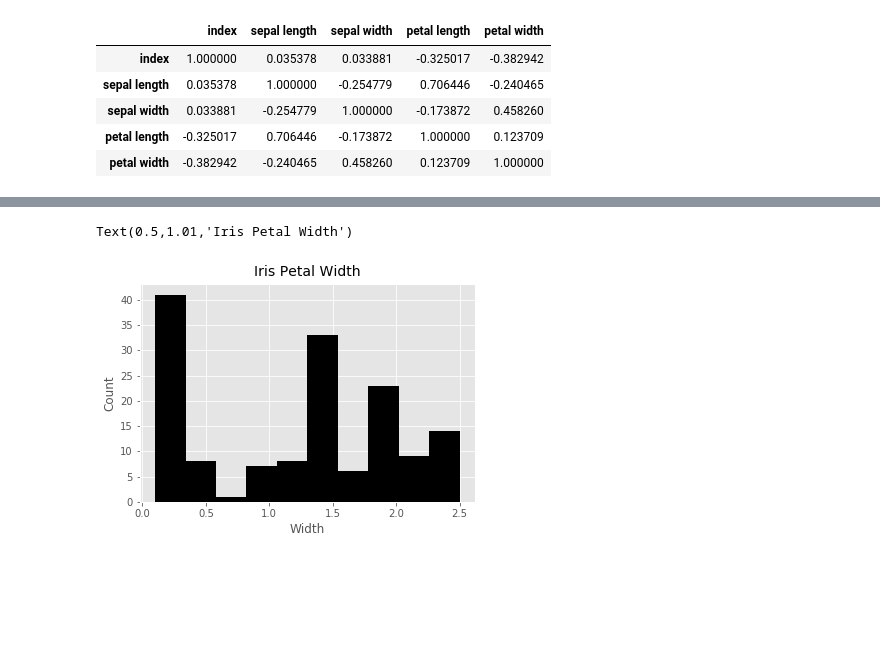
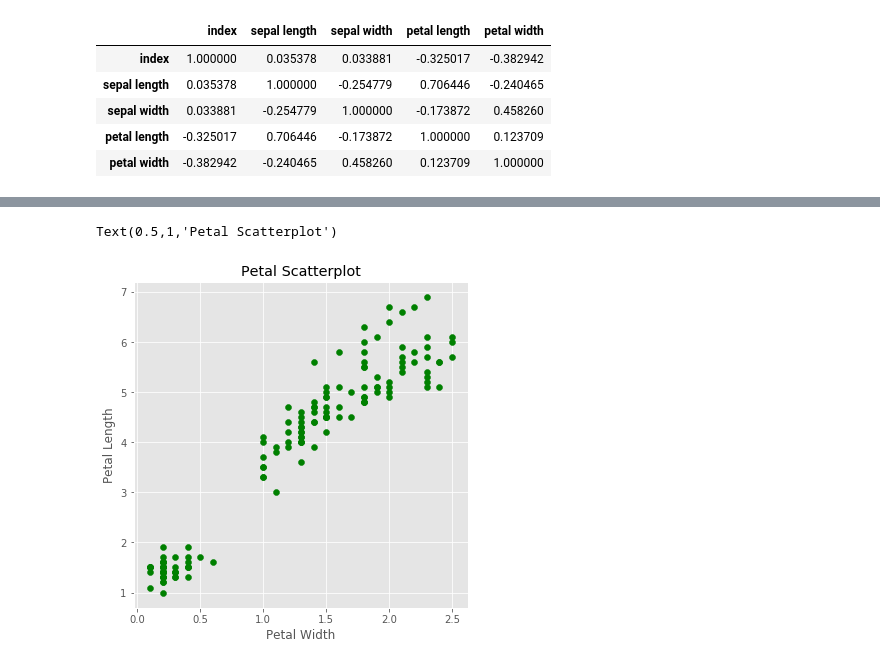
Before and after one commit to gr4vytr0n/blueprints, a Jupyter notebook: inspect_explore/inspect_explore.ipynb, the cells around one changed output, grey strips where cells are left out. Drawn from its saved outputs; the diff is of its cells as text; code cells hidden in the pictures; blank space fills up the shorter version.

```diff
--- a/inspect_explore/inspect_explore.ipynb
+++ b/inspect_explore/inspect_explore.ipynb
@@ -61,9 +82,9 @@ import numpy as np
 # %%
-fig, ax = plt.subplots(figsize=(6, 4))
-ax.hist(IRIS_DF['petal width'], color='black')
-ax.set_ylabel('Count', fontsize=12)
-ax.set_xlabel('Width', fontsize=12)
-plt.title('Iris Petal Width', fontsize=14, y=1.01)
+fig, ax = plt.subplots(figsize=(6, 6))
+ax.scatter(IRIS_DF['petal width'], IRIS_DF['petal length'], color='green')
+ax.set_xlabel('Petal Width')
+ax.set_ylabel('Petal Length')
+ax.set_title('Petal Scatterplot')
 # %% [output]
-Text(0.5,1.01,'Iris Petal Width')
+Text(0.5,1,'Petal Scatterplot')
-[figure, old version]
+[figure, new version]
```
Also changed, not shown: parts of 5 cells of this notebook, 4 other files.
